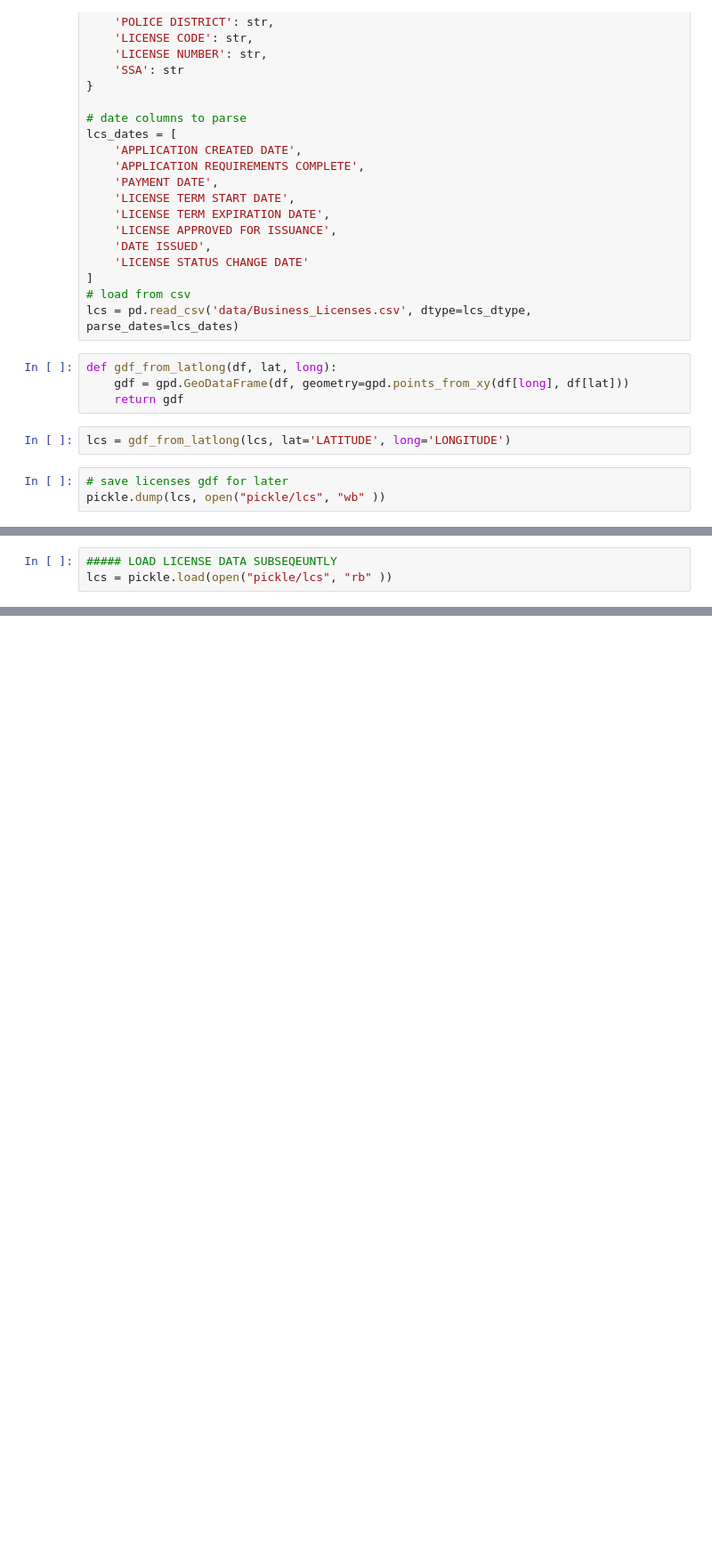
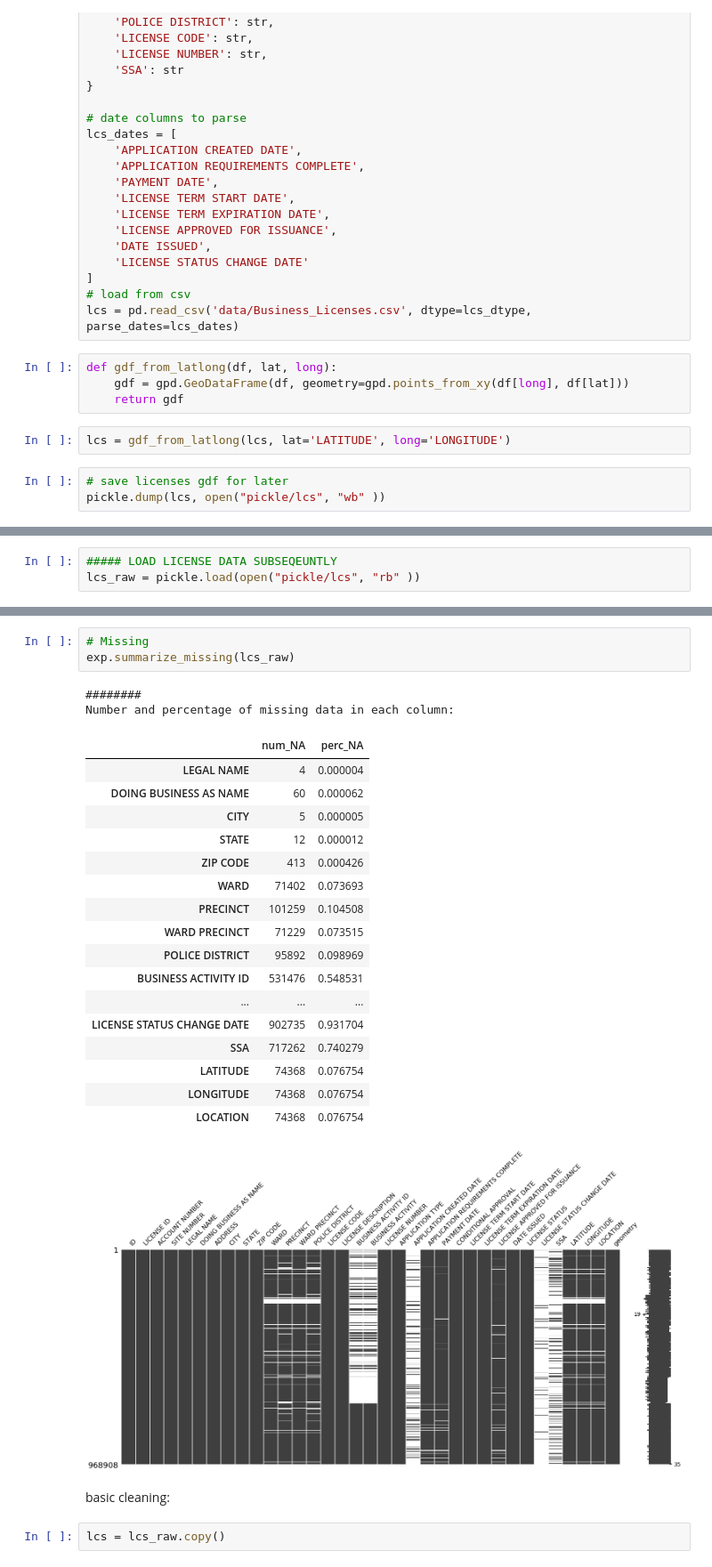
Before and after one commit to fogarty-ben/predict-business-closure, a Jupyter notebook: draft-notebook.ipynb, the cells around one changed output, grey strips where cells are left out. Shown: that part at 89% size. Saved outputs shown, nothing was run; the diff lists cells and outputs as text; blank space fills up the shorter version.

```diff
--- a/draft-notebook.ipynb
+++ b/draft-notebook.ipynb
@@ -49,3 +69,3 @@ pickle.dump(lcs, open("pickle/lcs", "wb" ))
 # %%
 ##### LOAD LICENSE DATA SUBSEQEUNTLY
-lcs = pickle.load(open("pickle/lcs", "rb" ))
+lcs_raw = pickle.load(open("pickle/lcs", "rb" ))
@@ -69,3 +93,31 @@ LONGITUDE                                   float64
 LOCATION                                     object
 geometry                                     object
 dtype: object
+# %%
+# Missing
+exp.summarize_missing(lcs_raw)
+# %% [output]
+########
+Number and percentage of missing data in each column:
+|  | num_NA | perc_NA |
+| LEGAL NAME | 4 | 0.000004 |
+| DOING BUSINESS AS NAME | 60 | 0.000062 |
+| CITY | 5 | 0.000005 |
+| STATE | 12 | 0.000012 |
+| ZIP CODE | 413 | 0.000426 |
+| WARD | 71402 | 0.073693 |
+| PRECINCT | 101259 | 0.104508 |
+| WARD PRECINCT | 71229 | 0.073515 |
+| POLICE DISTRICT | 95892 | 0.098969 |
+| BUSINESS ACTIVITY ID | 531476 | 0.548531 |
+| ... | ... | ... |
+| LICENSE STATUS CHANGE DATE | 902735 | 0.931704 |
+| SSA | 717262 | 0.740279 |
+| LATITUDE | 74368 | 0.076754 |
+| LONGITUDE | 74368 | 0.076754 |
+| LOCATION | 74368 | 0.076754 |
+[figure, added]
+# %% [markdown]
+basic cleaning:
+# %%
+lcs = lcs_raw.copy()
```
Also changed, not shown: parts of 59 cells of this notebook, 7 other files.
